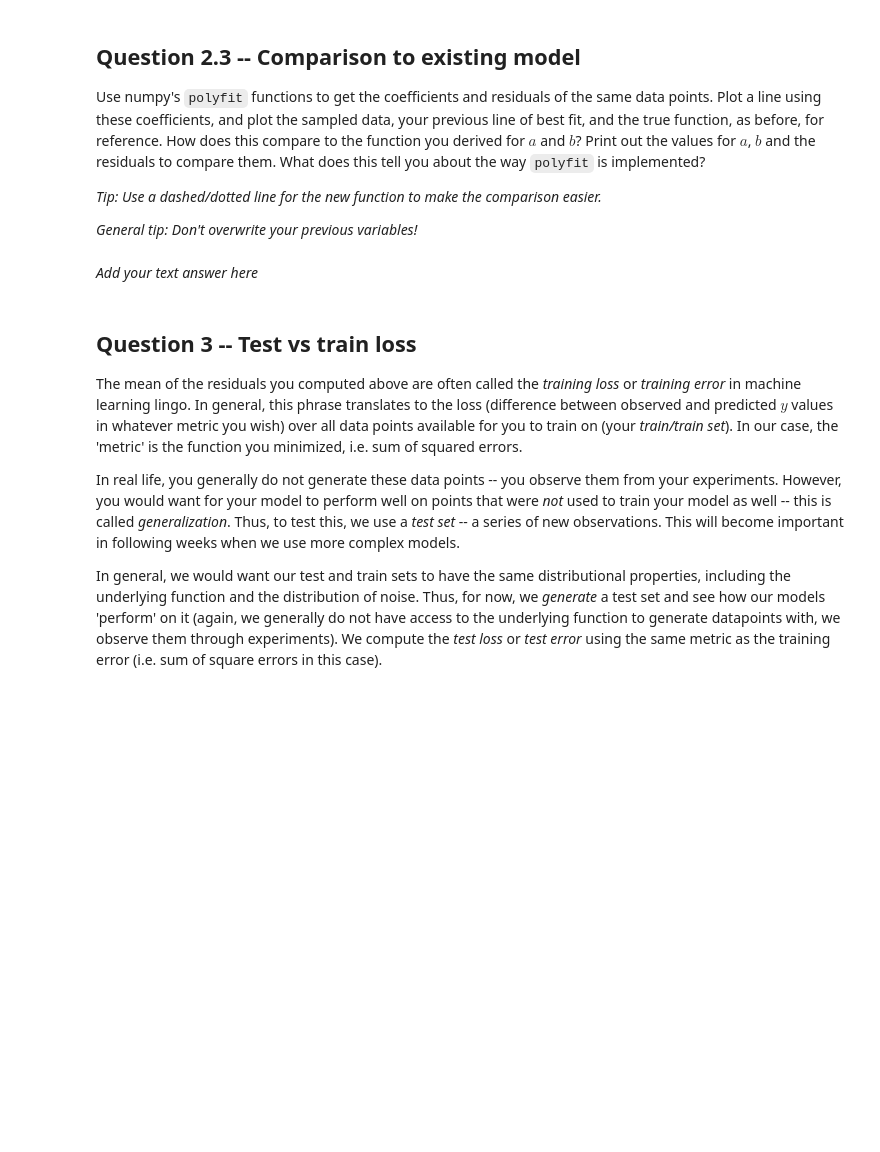
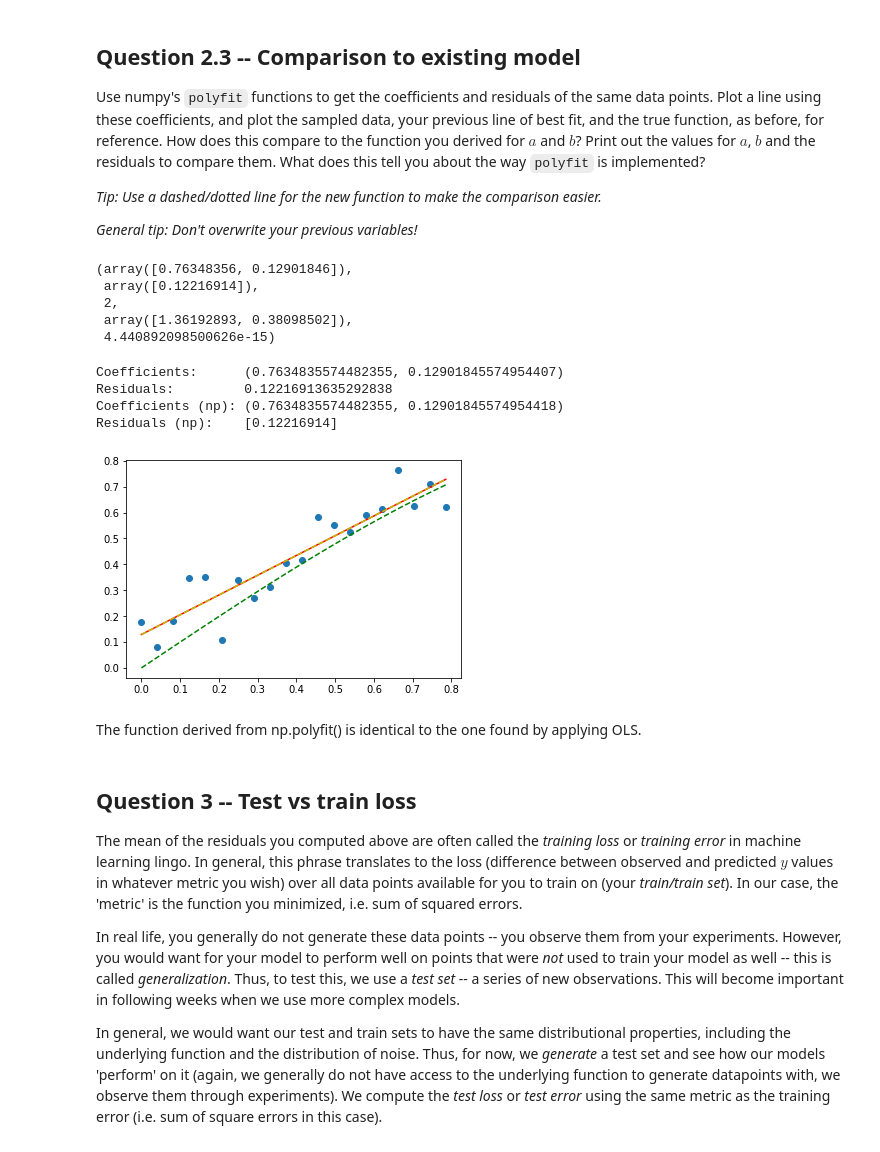
Before and after one commit to mhedeman/TuringMLDL2023Assignments, a Jupyter notebook: Week 1/Assignment 1 .ipynb, the cells around one changed output. Saved outputs shown, nothing was run; the diff lists cells and outputs as text; code cells hidden in the pictures; blank space fills up the shorter version.

```diff
--- a/Week 1/Assignment 1 .ipynb
+++ b/Week 1/Assignment 1 .ipynb
@@ -139,20 +153,41 @@ Use numpy's `polyfit` functions to get the coefficients and residuals of the sam
 *Tip: Use a dashed/dotted line for the new function to make the comparison easier.*
 
 *General tip: Don't overwrite your previous variables!*
+# %%
+np.polyfit(x, y, 1, full=True)
+# %% [output]
+(array([0.76348356, 0.12901846]),
+ array([0.12216914]),
+ 2,
+ array([1.36192893, 0.38098502]),
+ 4.440892098500626e-15)
 # %%
 # TODO: use np polyfit here
-a_np, b_np = ...
-y_best_np = ...
+np_params, res_np, rank, singular_values, conditioning_treshold = np.polyfit(x, y, 1, full=True)
+a_np = np_params[0]
+b_np = np_params[1]
+
+y_best_np = a_np*x + b_np
 
 # TODO: plot everything you need to
+plt.scatter(x,y, label='Sampled data')
+plt.plot(x_pure, y_pure, 'g--', label='True f(x): sin(x)')
+plt.plot(x, y_best, 'r-', label='Line of best fit')
+plt.plot(x, y_best_np, 'y--', label='Polyfit line')
 
 # print results
 print("Coefficients:     ", (a, b))
 print("Residuals:        ", res)
 print("Coefficients (np):", (a_np, b_np))
 print("Residuals (np):   ", res_np)
+# %% [output]
+Coefficients:      (0.7634835574482355, 0.12901845574954407)
+Residuals:         0.12216913635292838
+Coefficients (np): (0.7634835574482355, 0.12901845574954418)
+Residuals (np):    [0.12216914]
+[figure, added]
 # %% [markdown]
-*Add your text answer here*
+The function derived from np.polyfit() is identical to the one found by applying OLS.
 # %% [markdown]
 ## Question 3 -- Test vs train loss
 
```
Also changed, not shown: parts of 9 cells of this notebook.
